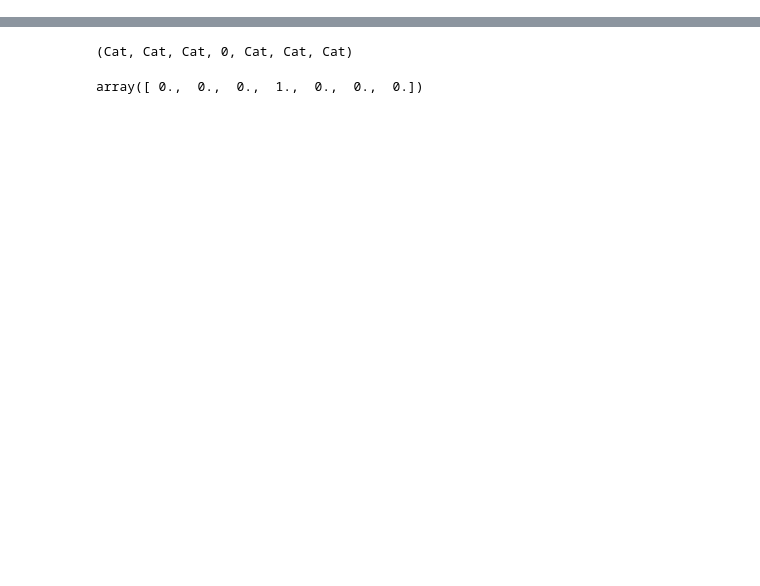
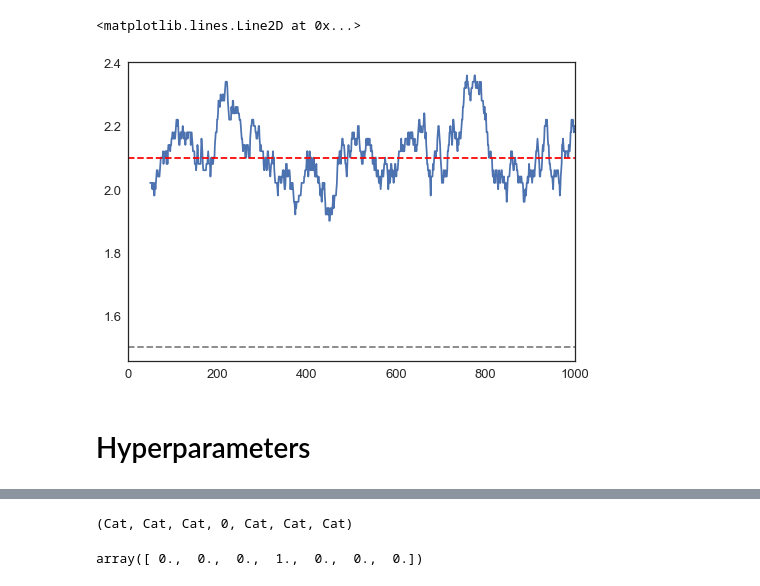
Before and after one commit to fredcallaway/gymrats, a Jupyter notebook: mouselab.ipynb, the cells around one changed output, grey strips where cells are left out. Cells and saved outputs as stored; diff of their text form; code cells hidden in the pictures; blank space fills up the shorter version.

```diff
--- a/mouselab.ipynb
+++ b/mouselab.ipynb
@@ -53,3 +52,18 @@ gp_minimize?
+# %%
+env = MouselabEnv(2, 2, reward=d, cost=0)
+agent = Agent()
+agent.register(env)
+agent.register(fixed)
+df = pd.DataFrame(agent.run_many(1000))
+# %%
+df['return'].rolling(50).mean().plot()
+plt.axhline(2.1, c='r', ls='--')
+plt.axhline(1.5, c='gray', ls='--')
+# %% [output]
+<matplotlib.lines.Line2D at 0x...>
+[figure, added]
+# %% [markdown]
+# Hyperparameters
 # %%
 %%time
 
```
Also changed, not shown: parts of 12 cells of this notebook, 6 other files.
